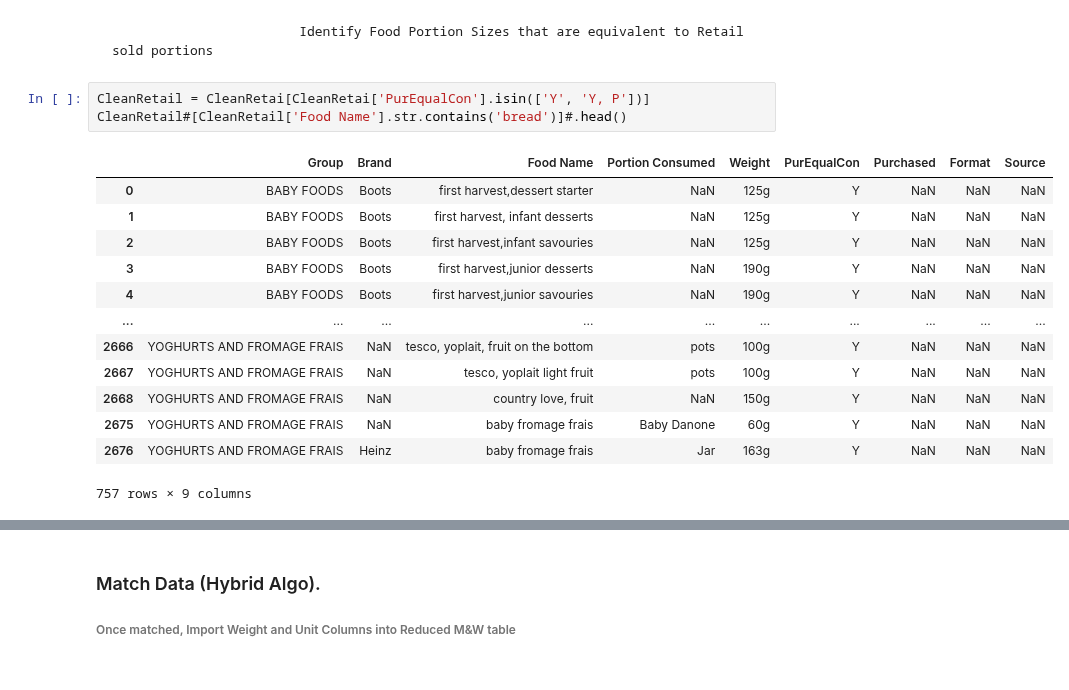
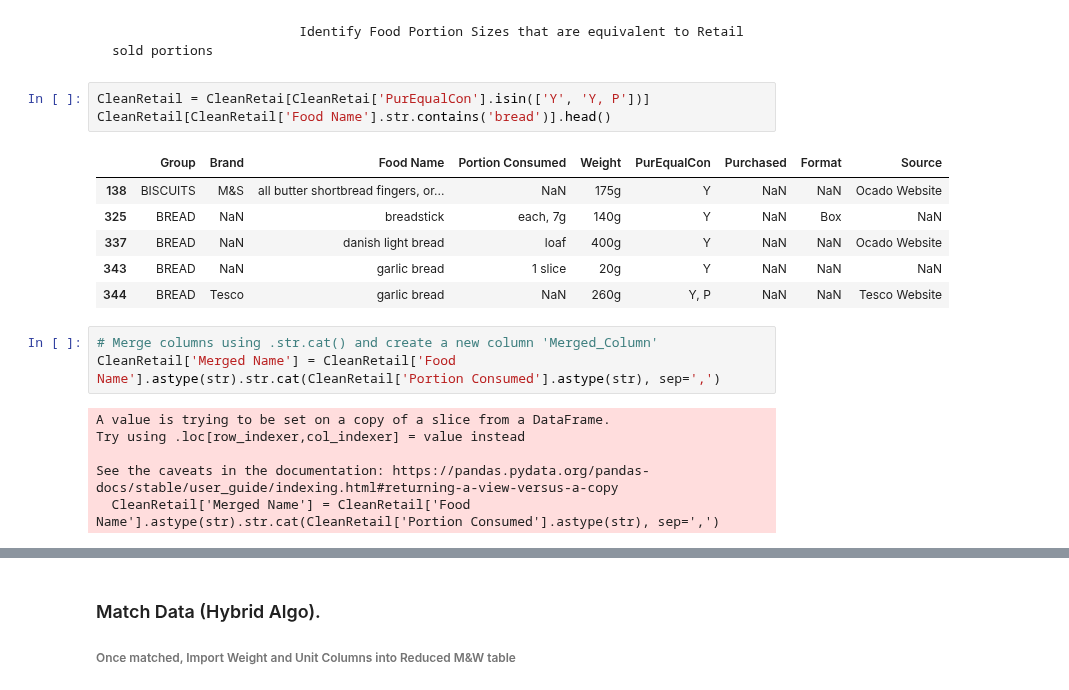
Before and after one commit to elliotkarikari/Product_Weight_Project, a Jupyter notebook: Jupter_notebooks/Data_Product/7. Final - Matching Algorithm.ipynb, the cells around one changed output, grey strips where cells are left out. Drawn from its saved outputs; the diff is of its cells as text.

```diff
--- a/Jupter_notebooks/Data_Product/7. Final - Matching Algorithm.ipynb
+++ b/Jupter_notebooks/Data_Product/7. Final - Matching Algorithm.ipynb
@@ -51,18 +72,20 @@ CleanRetai.tail()
                             Identify Food Portion Sizes that are equivalent to Retail sold portions
 # %%
 CleanRetail = CleanRetai[CleanRetai['PurEqualCon'].isin(['Y', 'Y, P'])]
-CleanRetail#[CleanRetail['Food Name'].str.contains('bread')]#.head()
+CleanRetail[CleanRetail['Food Name'].str.contains('bread')].head()
 # %% [output]
 |  | Group | Brand | Food Name | Portion Consumed | Weight | PurEqualCon | Purchased | Format | Source |
-| 0 | BABY FOODS | Boots | first harvest,dessert starter | NaN | 125g | Y | NaN | NaN | NaN |
-| 1 | BABY FOODS | Boots | first harvest, infant desserts | NaN | 125g | Y | NaN | NaN | NaN |
-| 2 | BABY FOODS | Boots | first harvest,infant savouries | NaN | 125g | Y | NaN | NaN | NaN |
-| 3 | BABY FOODS | Boots | first harvest,junior desserts | NaN | 190g | Y | NaN | NaN | NaN |
-| 4 | BABY FOODS | Boots | first harvest,junior savouries | NaN | 190g | Y | NaN | NaN | NaN |
-| ... | ... | ... | ... | ... | ... | ... | ... | ... | ... |
-| 2666 | YOGHURTS AND FROMAGE FRAIS | NaN | tesco, yoplait, fruit on the bottom | pots | 100g | Y | NaN | NaN | NaN |
-| 2667 | YOGHURTS AND FROMAGE FRAIS | NaN | tesco, yoplait light fruit | pots | 100g | Y | NaN | NaN | NaN |
-| 2668 | YOGHURTS AND FROMAGE FRAIS | NaN | country love, fruit | NaN | 150g | Y | NaN | NaN | NaN |
-| 2675 | YOGHURTS AND FROMAGE FRAIS | NaN | baby fromage frais | Baby Danone | 60g | Y | NaN | NaN | NaN |
-| 2676 | YOGHURTS AND FROMAGE FRAIS | Heinz | baby fromage frais | Jar | 163g | Y | NaN | NaN | NaN |
+| 138 | BISCUITS | M&S | all butter shortbread fingers, or... | NaN | 175g | Y | NaN | NaN | Ocado Website |
+| 325 | BREAD | NaN | breadstick | each, 7g | 140g | Y | NaN | Box | NaN |
+| 337 | BREAD | NaN | danish light bread | loaf | 400g | Y | NaN | NaN | Ocado Website |
+| 343 | BREAD | NaN | garlic bread | 1 slice | 20g | Y | NaN | NaN | NaN |
+| 344 | BREAD | Tesco | garlic bread | NaN | 260g | Y, P | NaN | NaN | Tesco Website |
-757 rows × 9 columns
+# %%
+# Merge columns using .str.cat() and create a new column 'Merged_Column'
+CleanRetail['Merged Name'] = CleanRetail['Food Name'].astype(str).str.cat(CleanRetail['Portion Consumed'].astype(str), sep=',')
+# %% [output]
+A value is trying to be set on a copy of a slice from a DataFrame.
+Try using .loc[row_indexer,col_indexer] = value instead
+
+See the caveats in the documentation: https://pandas.pydata.org/pandas-docs/stable/user_guide/indexing.html#returning-a-view-versus-a-copy
+  CleanRetail['Merged Name'] = CleanRetail['Food Name'].astype(str).str.cat(CleanRetail['Portion Consumed'].astype(str), sep=',')
```
Also changed, not shown: parts of 18 cells of this notebook, 26 other files.
